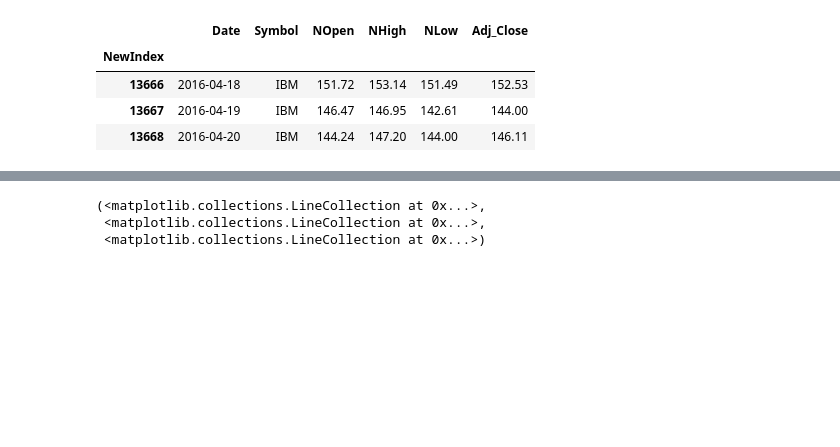
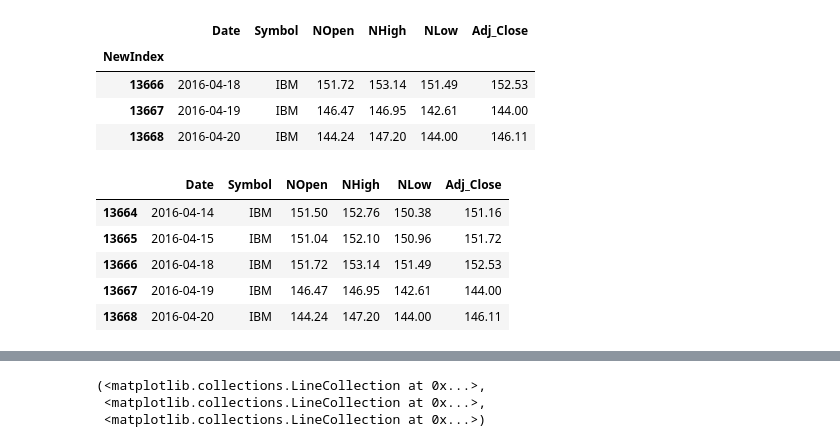
Before and after one commit to TomRene/TPCapstone, a Jupyter notebook: Build001.ipynb, the cells around one changed output, grey strips where cells are left out. Cells and saved outputs as stored; diff of their text form; code cells hidden in the pictures; blank space fills up the shorter version.

```diff
--- a/Build001.ipynb
+++ b/Build001.ipynb
@@ -207,0 +215,10 @@ stocktable2.to_csv('/Users/tompichard/Documents/Personal/NEWPERSONAL/GADS/1.CAPS
+# %%
+# Visually check the result.
+stocktable.tail()
+# %% [output]
+|  | Date | Symbol | NOpen | NHigh | NLow | Adj_Close |
+| 13664 | 2016-04-14 | IBM | 151.50 | 152.76 | 150.38 | 151.16 |
+| 13665 | 2016-04-15 | IBM | 151.04 | 152.10 | 150.96 | 151.72 |
+| 13666 | 2016-04-18 | IBM | 151.72 | 153.14 | 151.49 | 152.53 |
+| 13667 | 2016-04-19 | IBM | 146.47 | 146.95 | 142.61 | 144.00 |
+| 13668 | 2016-04-20 | IBM | 144.24 | 147.20 | 144.00 | 146.11 |
```
Also changed, not shown: parts of 25 cells of this notebook.
